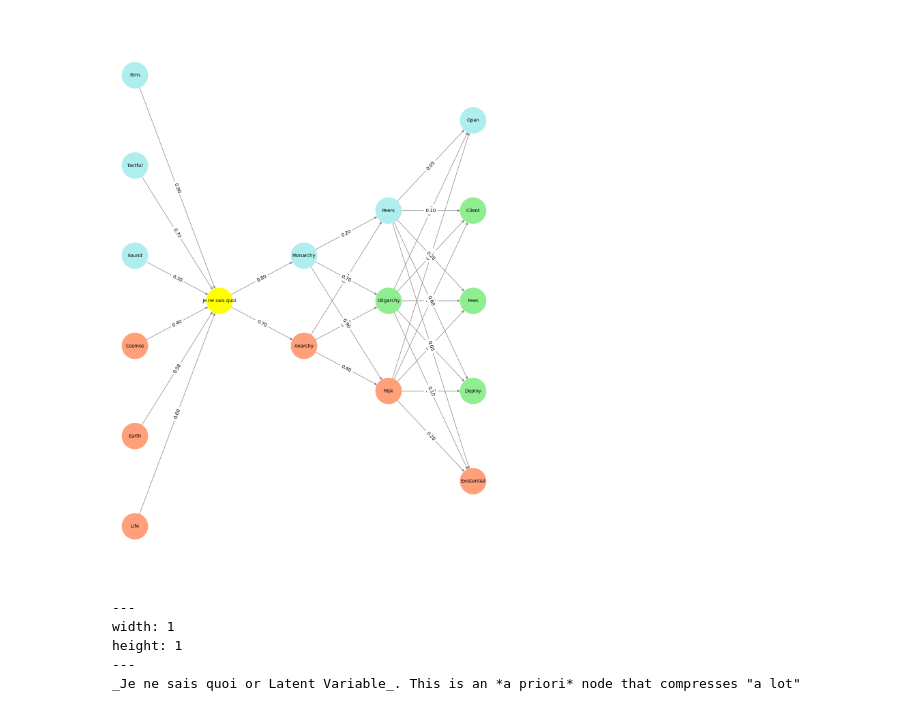
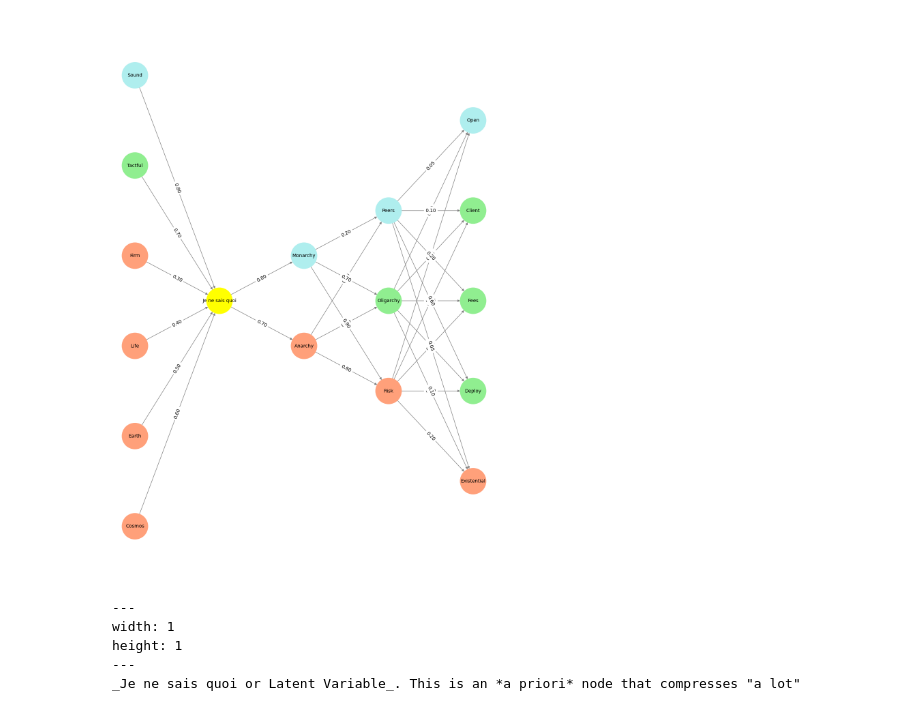
Before and after one commit to abikesa/schlemiel, a Jupyter notebook: kitabo/ensi/_build/jupyter_execute/act1/chapter2.ipynb, the cells around one changed output. Drawn from its saved outputs; the diff is of its cells as text; code cells hidden in the pictures.

````diff
--- a/kitabo/ensi/_build/jupyter_execute/act1/chapter2.ipynb
+++ b/kitabo/ensi/_build/jupyter_execute/act1/chapter2.ipynb
@@ -20,7 +20,7 @@ import networkx as nx
 # Define the neural network structure
 def define_layers():
     return {
-        'Pre-Input': ['Life','Earth', 'Cosmos', 'Sound', 'Tactful', 'Firm', ],
+        'Pre-Input': ['Cosmos', 'Earth', 'Life', 'Firm', 'Tactful', 'Sound',   ],
         'Yellowstone': ['Je ne sais quoi'],
         'Input': ['Anarchy', 'Monarchy'],
         'Hidden': [
@@ -58,8 +58,10 @@ def define_weights():
 def assign_colors(node, layer):
     if node == 'Je ne sais quoi':
         return 'yellow'
-    if layer == 'Pre-Input' and node in ['Sound', 'Tactful', 'Firm']:
+    if layer == 'Pre-Input' and node in ['Sound', ]:
         return 'paleturquoise'
+    elif layer == 'Pre-Input' and node in ['Tactful', ]:
+        return 'lightgreen'
     elif layer == 'Input' and node == 'Monarchy':
         return 'paleturquoise'
     elif layer == 'Hidden':
@@ -111,34 +113,34 @@ def visualize_nn():
             for j, target in enumerate(layers[target_layer]):
                 weight = weight_matrix[i, j]
                 G.add_edge(source, target, weight=weight)
 
     # Customize edge thickness for specific relationships
     edge_widths = []
     for u, v in G.edges():
         if u in layers['Hidden'] and v == 'Kapital':
             edge_widths.append(6)  # Highlight key edges
         else:
             edge_widths.append(1)
 
     # Draw the graph
     plt.figure(figsize=(12, 16))
     nx.draw(
         G, pos, with_labels=True, node_color=node_colors, edge_color='gray',
         node_size=3000, font_size=10, width=edge_widths
     )
     edge_labels = nx.get_edge_attributes(G, 'weight')
     nx.draw_networkx_edge_labels(G, pos, edge_labels={k: f'{v:.2f}' for k, v in edge_labels.items()})
     plt.title(" ")
 
     # Save the figure to a file
     # plt.savefig("figures/logo.png", format="png")
 
     plt.show()
 
 # Run the visualization
 visualize_nn()
 # %% [output]
-[figure, old version]
+[figure, new version]
 # %% [markdown]
 ```{figure} ../figures/blanche.*
 ---
````
Also changed, not shown: 7 other files.
